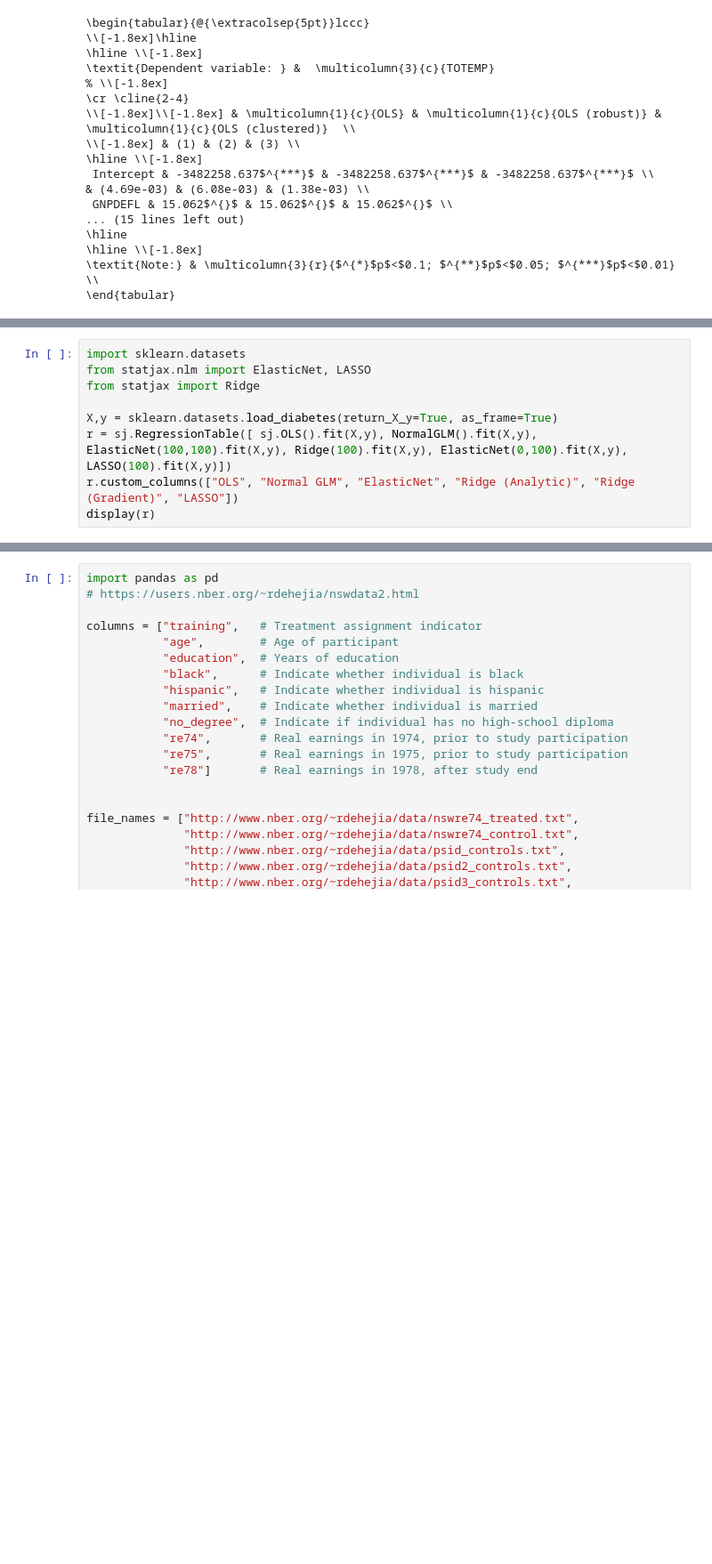
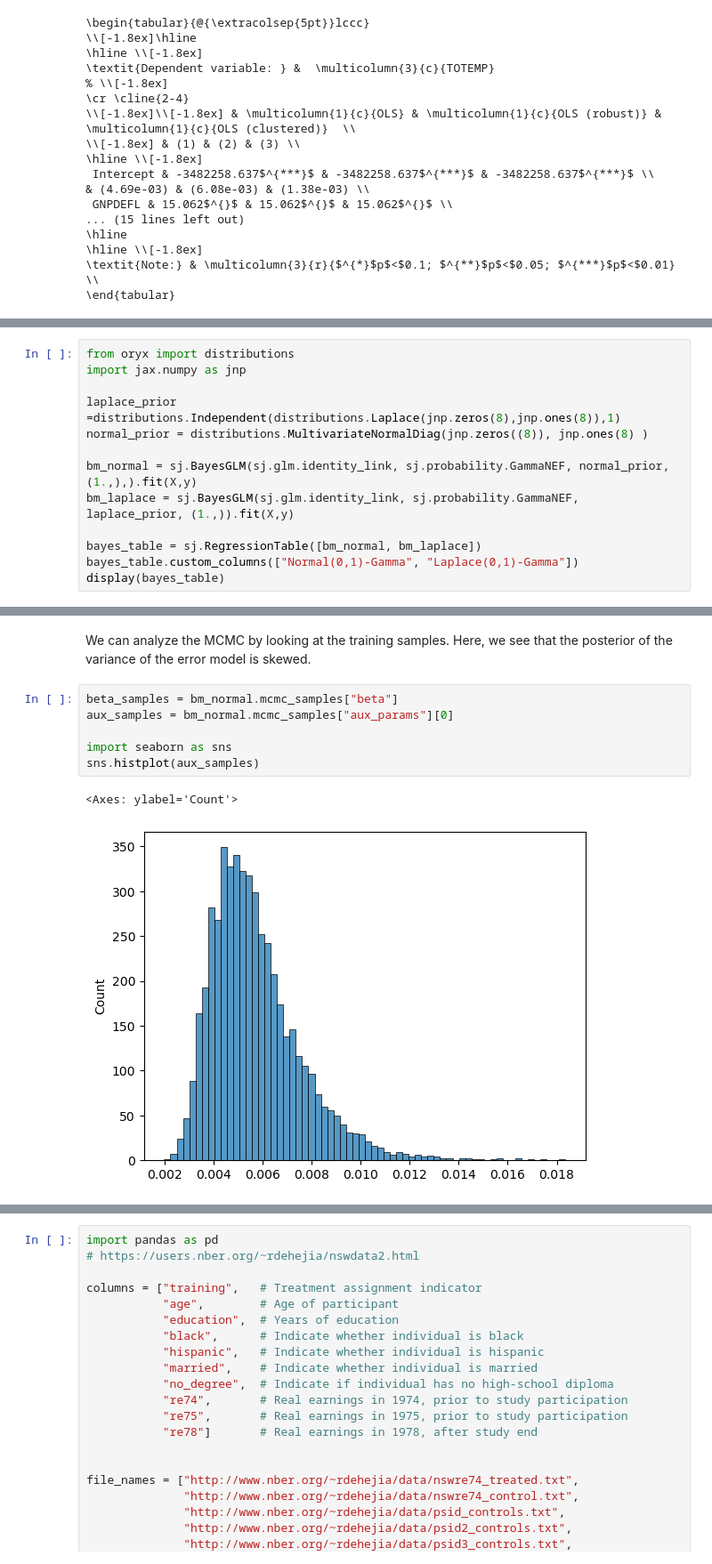
Before and after one commit to samuelcaronnajones/statjax, a Jupyter notebook: demo.ipynb, the cells around one changed output, grey strips where cells are left out. Shown: that part at 89% size. Drawn from its saved outputs; the diff is of its cells as text; blank space fills up the shorter version.

```diff
--- a/demo.ipynb
+++ b/demo.ipynb
@@ -276,9 +357,0 @@ The package also provides access to basic regularized models, as well as functio
-# %%
-import sklearn.datasets
-from statjax.nlm import ElasticNet, LASSO
-from statjax import Ridge
-
-X,y = sklearn.datasets.load_diabetes(return_X_y=True, as_frame=True)
-r = sj.RegressionTable([ sj.OLS().fit(X,y), NormalGLM().fit(X,y), ElasticNet(100,100).fit(X,y), Ridge(100).fit(X,y), ElasticNet(0,100).fit(X,y), LASSO(100).fit(X,y)])
-r.custom_columns(["OLS", "Normal GLM", "ElasticNet", "Ridge (Analytic)", "Ridge (Gradient)", "LASSO"])
-display(r)
@@ -303,0 +366,13 @@ There's also a default neural network - more on that in the next section.
+# %%
+from oryx import distributions
+import jax.numpy as jnp
+
+laplace_prior =distributions.Independent(distributions.Laplace(jnp.zeros(8),jnp.ones(8)),1)
+normal_prior = distributions.MultivariateNormalDiag(jnp.zeros((8)), jnp.ones(8) )
+
+bm_normal = sj.BayesGLM(sj.glm.identity_link, sj.probability.GammaNEF, normal_prior, (1.,),).fit(X,y)
+bm_laplace = sj.BayesGLM(sj.glm.identity_link, sj.probability.GammaNEF, laplace_prior, (1.,)).fit(X,y)
+
+bayes_table = sj.RegressionTable([bm_normal, bm_laplace])
+bayes_table.custom_columns(["Normal(0,1)-Gamma", "Laplace(0,1)-Gamma"])
+display(bayes_table)
@@ -303,0 +396,11 @@ There's also a default neural network - more on that in the next section.
+# %% [markdown]
+We can analyze the MCMC by looking at the training samples. Here, we see that the posterior of the variance of the error model is skewed.
+# %%
+beta_samples = bm_normal.mcmc_samples["beta"]
+aux_samples = bm_normal.mcmc_samples["aux_params"][0]
+
+import seaborn as sns
+sns.histplot(aux_samples)
+# %% [output]
+<Axes: ylabel='Count'>
+[figure, added]
```
Also changed, not shown: parts of 46 cells of this notebook.
